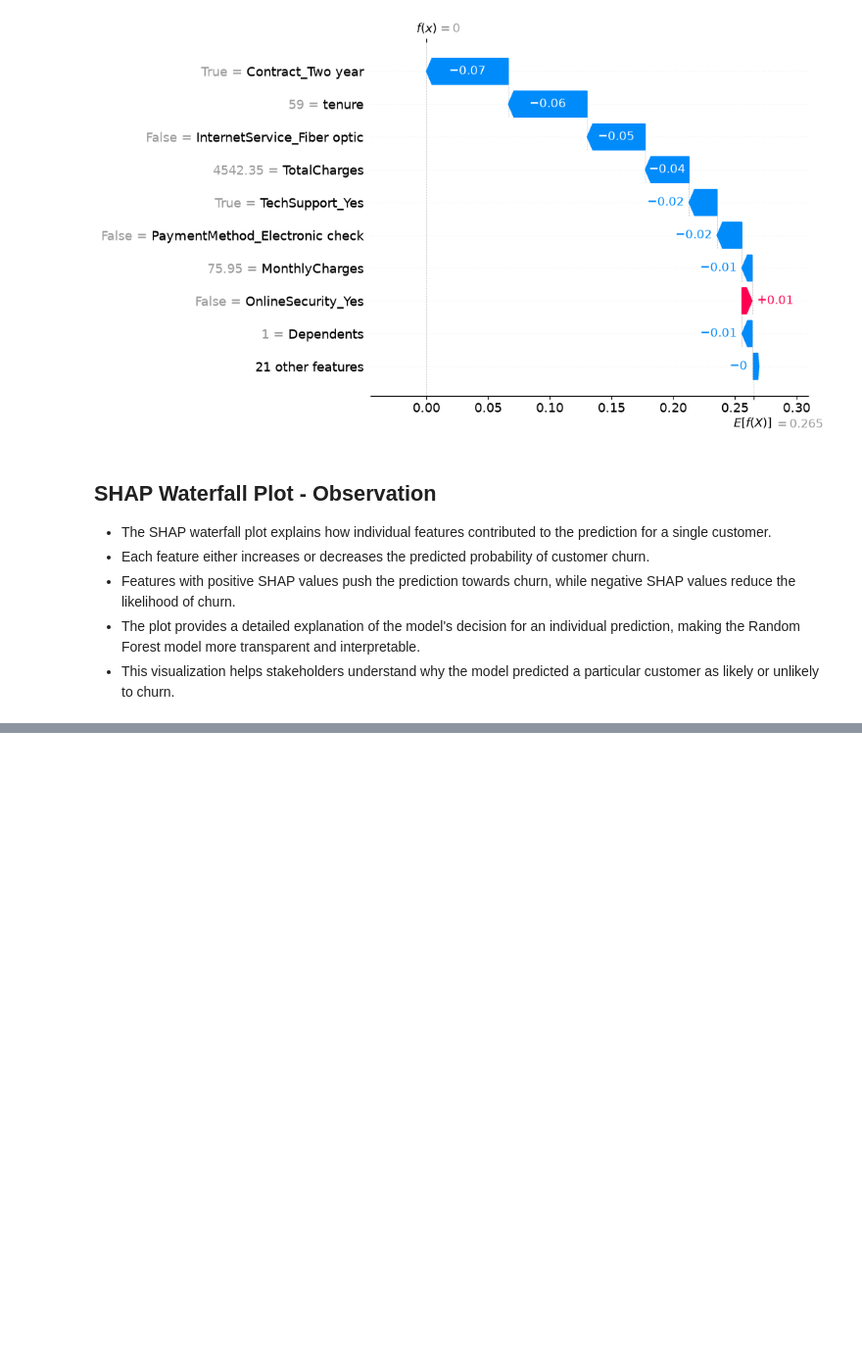
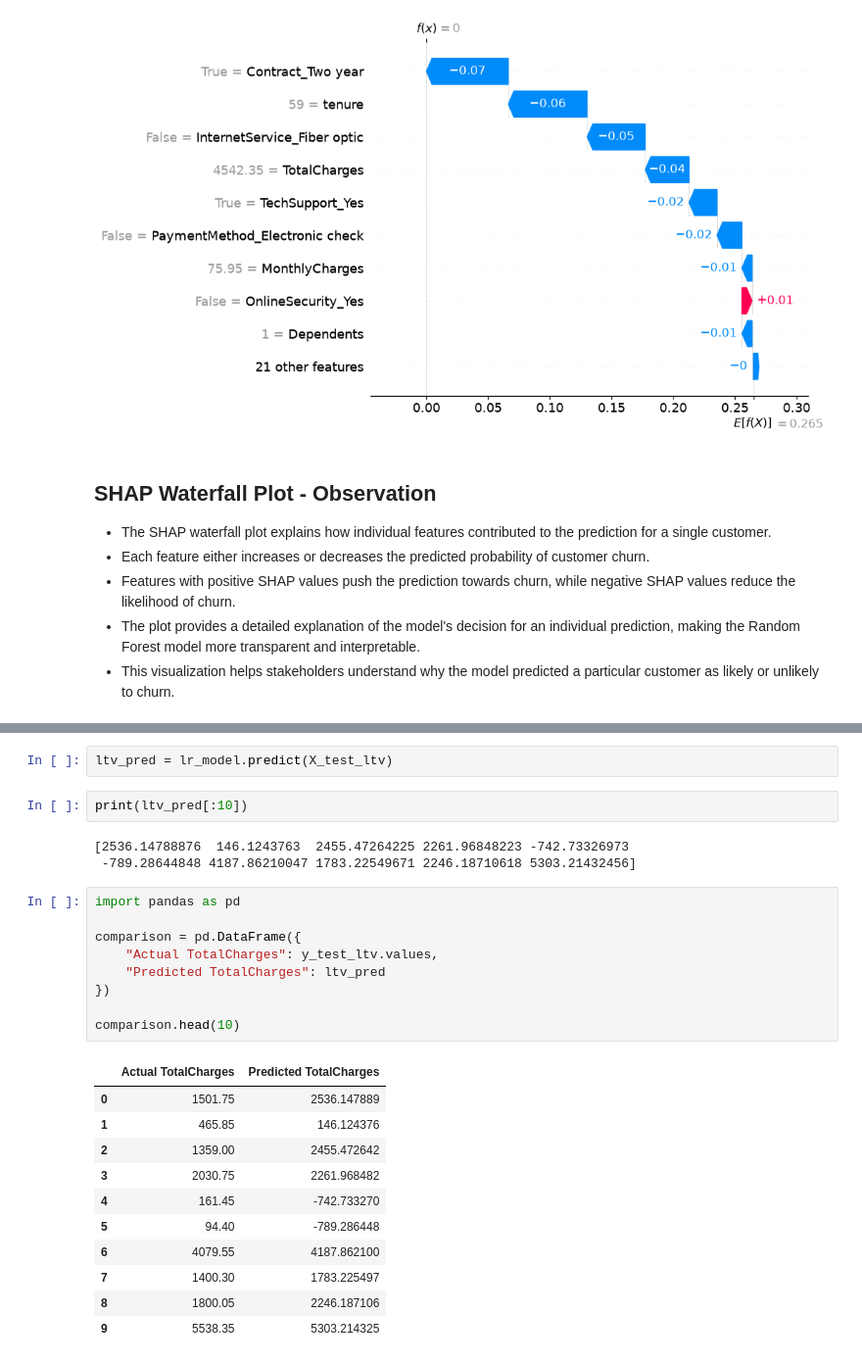
Before and after one commit to janupalliradhika/customer-churn-prediction, a Jupyter notebook: notebooks/eda.ipynb, the cells around one changed output, grey strips where cells are left out. Shown at 98% size. Saved outputs shown, nothing was run; the diff lists cells and outputs as text; blank space fills up the shorter version.

```diff
--- a/notebooks/eda.ipynb
+++ b/notebooks/eda.ipynb
@@ -1221,0 +1248,28 @@ shap.plots.waterfall(shap_values[0, :, 1])
+# %%
+ltv_pred = lr_model.predict(X_test_ltv)
+# %%
+print(ltv_pred[:10])
+# %% [output]
+[2536.14788876  146.1243763  2455.47264225 2261.96848223 -742.73326973
+ -789.28644848 4187.86210047 1783.22549671 2246.18710618 5303.21432456]
+# %%
+import pandas as pd
+
+comparison = pd.DataFrame({
+    "Actual TotalCharges": y_test_ltv.values,
+    "Predicted TotalCharges": ltv_pred
+})
+
+comparison.head(10)
+# %% [output]
+|  | Actual TotalCharges | Predicted TotalCharges |
+| 0 | 1501.75 | 2536.147889 |
+| 1 | 465.85 | 146.124376 |
+| 2 | 1359.00 | 2455.472642 |
+| 3 | 2030.75 | 2261.968482 |
+| 4 | 161.45 | -742.733270 |
+| 5 | 94.40 | -789.286448 |
+| 6 | 4079.55 | 4187.862100 |
+| 7 | 1400.30 | 1783.225497 |
+| 8 | 1800.05 | 2246.187106 |
+| 9 | 5538.35 | 5303.214325 |
```
Also changed, not shown: parts of 9 cells of this notebook.
